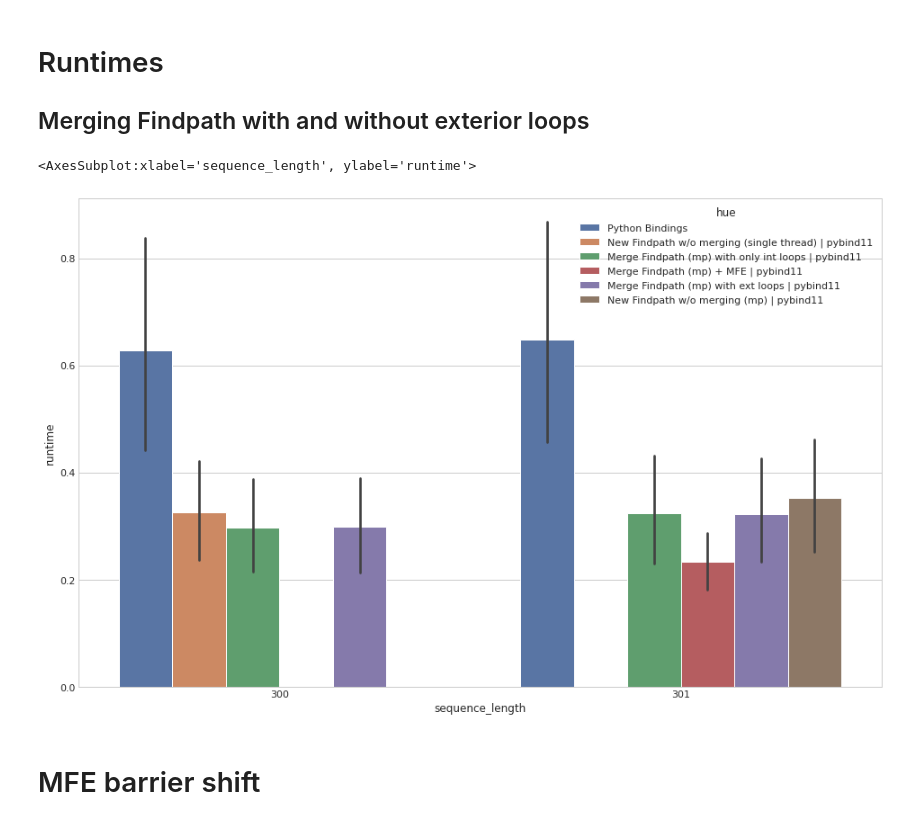
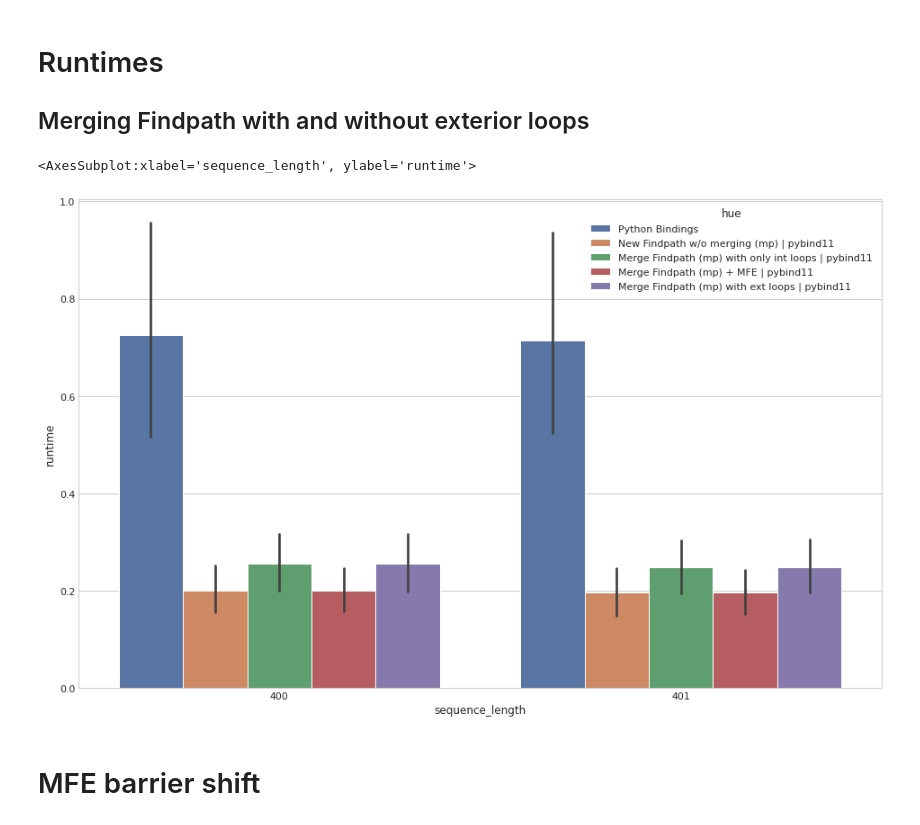
Before and after one commit to maxf-at/findpath_cpp, a Jupyter notebook: benchmarks/benchmarks.ipynb, the cells around one changed output. Cells and saved outputs as stored; diff of their text form; code cells hidden in the pictures.

```diff
--- a/benchmarks/benchmarks.ipynb
+++ b/benchmarks/benchmarks.ipynb
@@ -143,10 +143,10 @@ Merge Step Result, S: -19.1 merge runtime: 0.16 s
 # barrier shift
 prefix = "./results/"
 filenames = [
-            "b_local_min_300_multiple_sections_min10.csv",
-#              "4_local_min_200_multiple_sections_min10.csv",
-#              "4_local_min_300_multiple_sections_min10.csv",
-#              "4_local_min_400_multiple_sections_min10.csv",
+            "h_local_min_400_multiple_sections_min10.csv",
+            #  "h_local_min_400_multiple_sections_min10.csv",
+            #  "b_local_min_400_multiple_sections_min10.csv",
+            #  "4_local_min_400_multiple_sections_min10.csv",
              ]
 
 subplots = len(filenames)
@@ -161,19 +161,19 @@ for i, filename in enumerate(filenames):
     c_df["hue"] = "Python Bindings"
     df = pd.concat(frames)
 
+    # c_df = pd.read_csv(prefix+filename)
+    # frames = [df, c_df]
+    # c_df["sequence_length"] = len(c_df["sequence"][0])
+    # c_df["runtime"] = c_df["new_fp_runtimes"]
+    # c_df["hue"] = "New Findpath w/o merging (single thread) | pybind11"
+    # df = pd.concat(frames)
+
     c_df = pd.read_csv(prefix+filename)
     frames = [df, c_df]
     c_df["sequence_length"] = len(c_df["sequence"][0])
     c_df["runtime"] = c_df["new_fp_runtimes"]
-    c_df["hue"] = "New Findpath w/o merging (single thread) | pybind11"
+    c_df["hue"] = "New Findpath w/o merging (mp) | pybind11"
     df = pd.concat(frames)
-
-#     c_df = pd.read_csv(prefix+filename)
-#     frames = [df, c_df]
-#     c_df["sequence_length"] = len(c_df["sequence"][0])
-#     c_df["runtime"] = c_df["new_fp_mp_runtimes"]
-#     c_df["hue"] = "New Findpath w/o merging (mp) | pybind11"
-#     df = pd.concat(frames)
 
     c_df = pd.read_csv(prefix+filename)
     frames = [df, c_df]
@@ -184,7 +184,7 @@ for i, filename in enumerate(filenames):
 
     c_df = pd.read_csv(prefix+filename)
     frames = [df, c_df]
-    c_df["sequence_length"] = len(c_df["sequence"][0])+1
+    c_df["sequence_length"] = len(c_df["sequence"][0])
     c_df["runtime"] = c_df["new_merge_mfe_runtimes"]
     c_df["hue"] = "Merge Findpath (mp) + MFE | pybind11"
     df = pd.concat(frames)
@@ -199,9 +199,9 @@ for i, filename in enumerate(filenames):
 
 
 filenames = [
-#              "b_local_min_300_multiple_sections_min10.csv",
-             "local_min_300_multiple_sections_min10.csv",
-#              "local_min_400_multiple_sections_min10.csv",
+             "h4_local_min_400_multiple_sections_min10.csv",
+            #  "local_min_300_multiple_sections_min10.csv",
+            #  "local_min_400_multiple_sections_min10.csv",
              ]
 
 for i, filename in enumerate(filenames):
@@ -219,34 +219,34 @@ for i, filename in enumerate(filenames):
     c_df["hue"] = "New Findpath w/o merging (mp) | pybind11"
     df = pd.concat(frames)
 
     c_df = pd.read_csv(prefix+filename)
     frames = [df, c_df]
     c_df["sequence_length"] = len(c_df["sequence"][0])+1
     c_df["runtime"] = c_df["new_merge_runtimes"]
     c_df["hue"] = "Merge Findpath (mp) with only int loops | pybind11"
     df = pd.concat(frames)
 
     c_df = pd.read_csv(prefix+filename)
     frames = [df, c_df]
     c_df["sequence_length"] = len(c_df["sequence"][0])+1
     c_df["runtime"] = c_df["new_merge_mfe_runtimes"]
     c_df["hue"] = "Merge Findpath (mp) + MFE | pybind11"
     df = pd.concat(frames)
 
     c_df = pd.read_csv(prefix+filename)
     frames = [df, c_df]
     c_df["sequence_length"] = len(c_df["sequence"][0])+1
     c_df["runtime"] = c_df["new_merge_ext_runtimes"]
     c_df["hue"] = "Merge Findpath (mp) with ext loops | pybind11"
     df = pd.concat(frames)
 
 # df
 sns.set(rc={'figure.figsize':(16,10)})
 plt.style.use('seaborn-whitegrid')
 sns.barplot(y="runtime", x="sequence_length", hue="hue", data=df)
 # %% [output]
 <AxesSubplot:xlabel='sequence_length', ylabel='runtime'>
-[figure, old version]
+[figure, new version]
 # %% [markdown]
 # MFE barrier shift
 # %%
```
Also changed, not shown: parts of 2 cells of this notebook, 54 other files.
